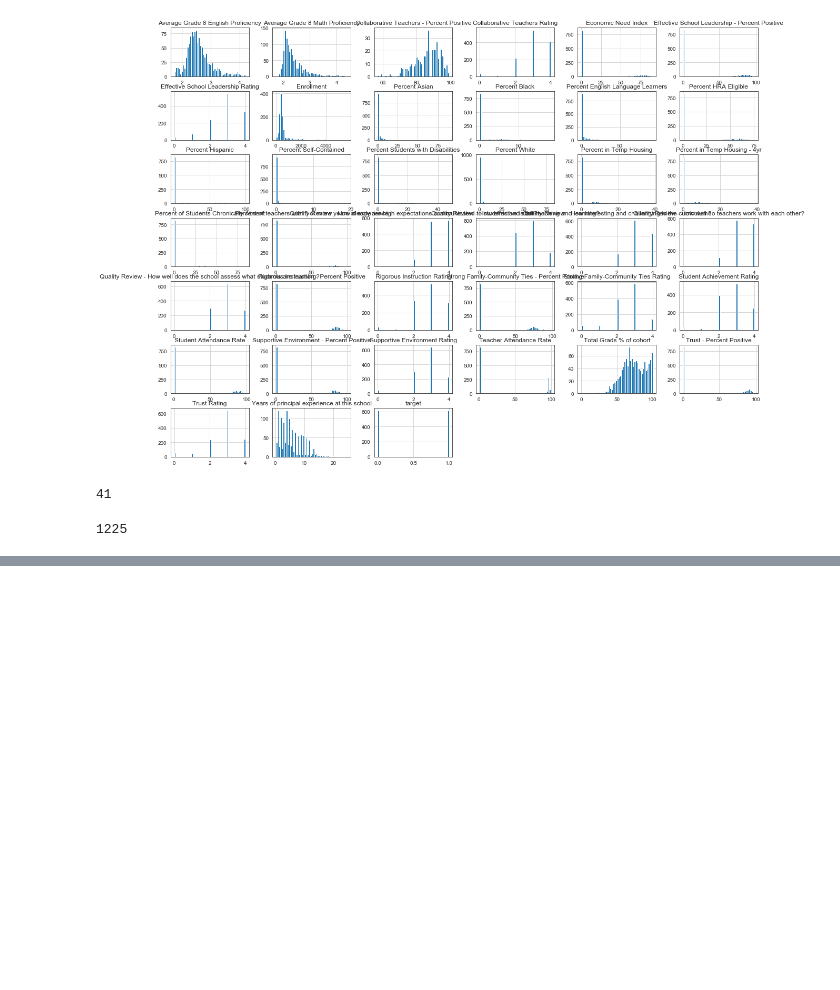
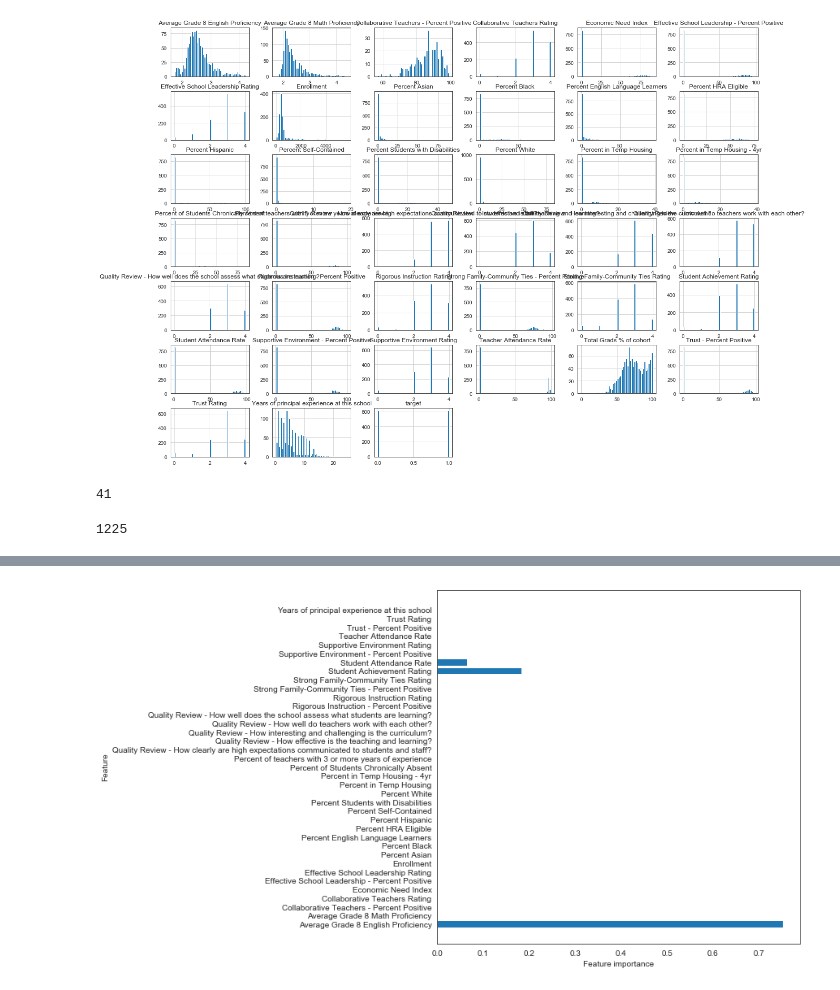
Before and after one commit to markabrennan/NYC-HS-Success, a Jupyter notebook: Prelim-EDA.ipynb, the cells around one changed output, grey strips where cells are left out. Cells and saved outputs as stored; diff of their text form; code cells hidden in the pictures; blank space fills up the shorter version.

```diff
--- a/Prelim-EDA.ipynb
+++ b/Prelim-EDA.ipynb
@@ -1178,0 +1377,7 @@ X_train
+# %%
+forest_2 = RandomForestClassifier(n_estimators = 5, max_features= 10, max_depth= 2)
+forest_2.fit(X_train, y_train)
+rf_tree_1 = forest_2.estimators_[0]
+plot_feature_importances(rf_tree_1, X_train)
+# %% [output]
+[figure, added]
```
Also changed, not shown: parts of 37 cells of this notebook, 4 other files.
